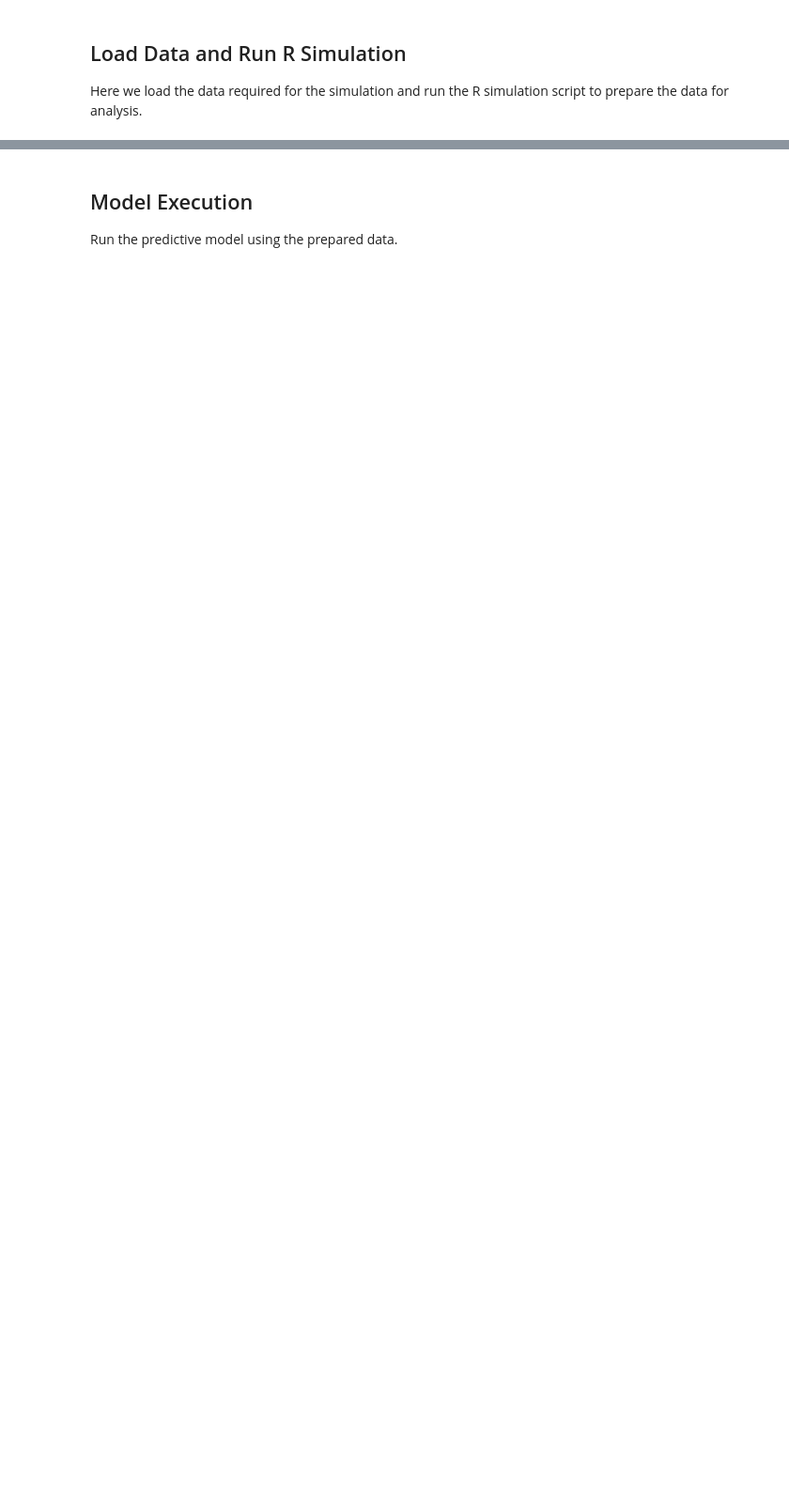
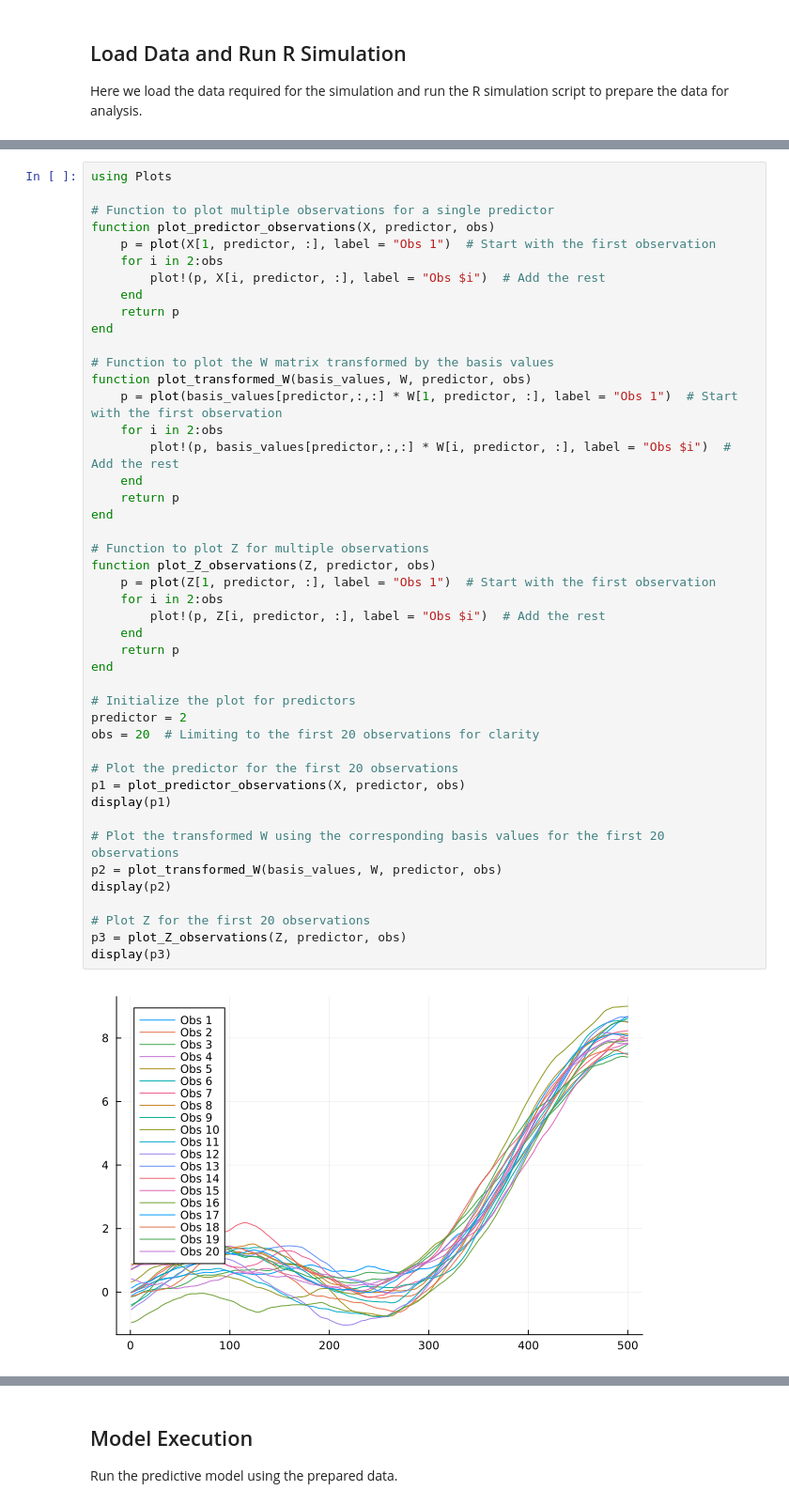
Before and after one commit to FrigaZzz/functional-data-regression-mip, a Jupyter notebook: notebooks/run_simulations/visual_N_predictors.ipynb, the cells around one changed output, grey strips where cells are left out. Shown at 94% size. Drawn from its saved outputs; the diff is of its cells as text; blank space fills up the shorter version.

```diff
--- a/notebooks/run_simulations/visual_N_predictors.ipynb
+++ b/notebooks/run_simulations/visual_N_predictors.ipynb
@@ -201,0 +116,47 @@ Y
+# %%
+using Plots
+
+# Function to plot multiple observations for a single predictor
+function plot_predictor_observations(X, predictor, obs)
+    p = plot(X[1, predictor, :], label = "Obs 1")  # Start with the first observation
+    for i in 2:obs
+        plot!(p, X[i, predictor, :], label = "Obs $i")  # Add the rest
+    end
+    return p
+end
+
+# Function to plot the W matrix transformed by the basis values
+function plot_transformed_W(basis_values, W, predictor, obs)
+    p = plot(basis_values[predictor,:,:] * W[1, predictor, :], label = "Obs 1")  # Start with the first observation
+    for i in 2:obs
+        plot!(p, basis_values[predictor,:,:] * W[i, predictor, :], label = "Obs $i")  # Add the rest
+    end
+    return p
+end
+
+# Function to plot Z for multiple observations
+function plot_Z_observations(Z, predictor, obs)
+    p = plot(Z[1, predictor, :], label = "Obs 1")  # Start with the first observation
+    for i in 2:obs
+        plot!(p, Z[i, predictor, :], label = "Obs $i")  # Add the rest
+    end
+    return p
+end
+
+# Initialize the plot for predictors
+predictor = 2
+obs = 20  # Limiting to the first 20 observations for clarity
+
+# Plot the predictor for the first 20 observations
+p1 = plot_predictor_observations(X, predictor, obs)
+display(p1)
+
+# Plot the transformed W using the corresponding basis values for the first 20 observations
+p2 = plot_transformed_W(basis_values, W, predictor, obs)
+display(p2)
+
+# Plot Z for the first 20 observations
+p3 = plot_Z_observations(Z, predictor, obs)
+display(p3)
+# %% [output]
+[figure, added]
```
Also changed, not shown: parts of 35 cells of this notebook, 34 other files.
